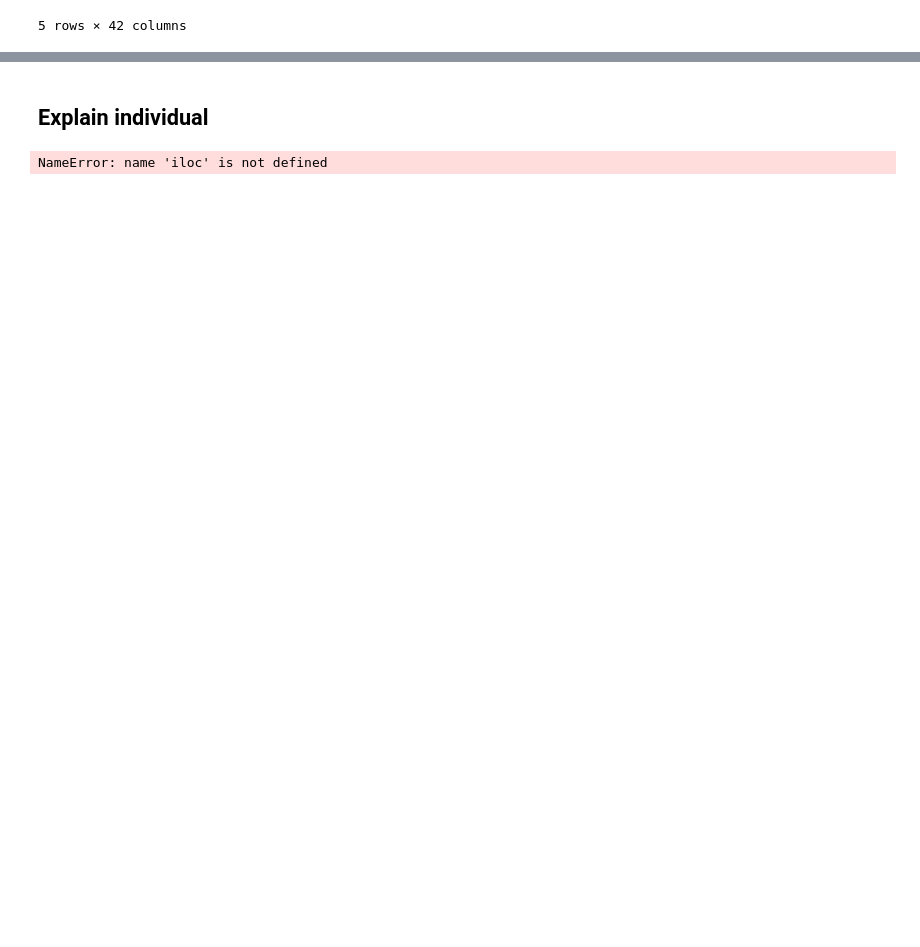
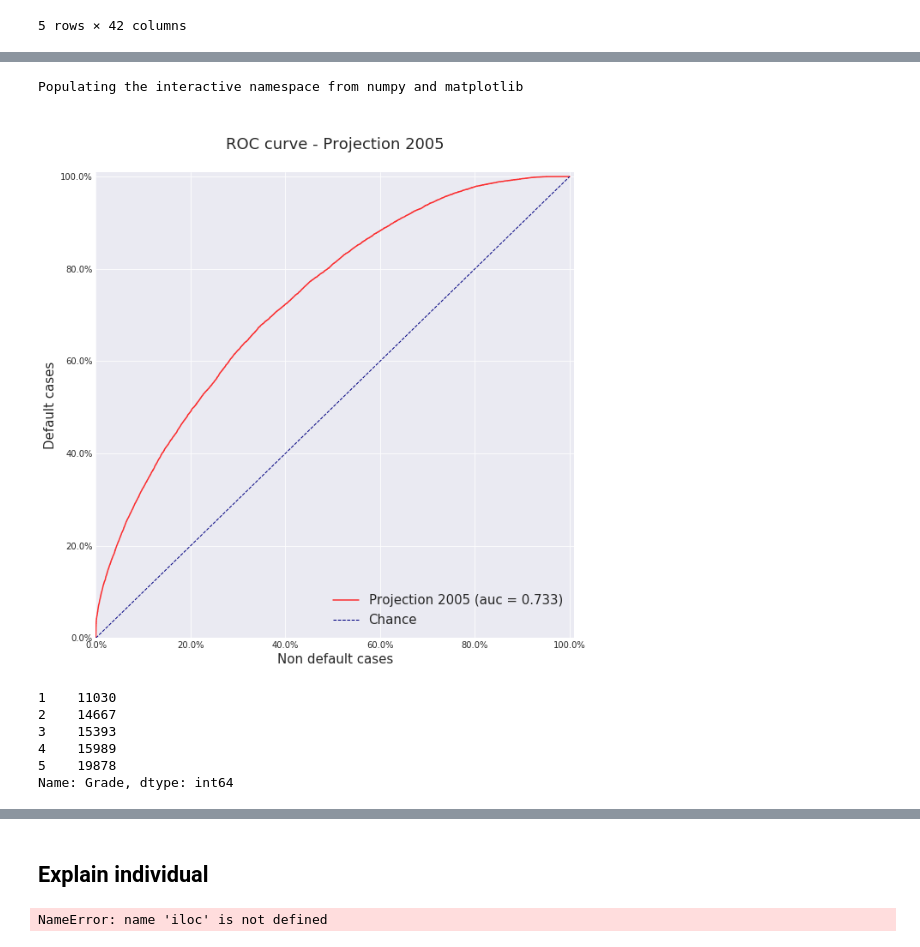
Before and after one commit to calvinccs/credit_risk_prediction, a Jupyter notebook: 03 - Experiment - machine learning - model tuning.ipynb, the cells around one changed output, grey strips where cells are left out. Cells and saved outputs as stored; diff of their text form; code cells hidden in the pictures; blank space fills up the shorter version.

```diff
--- a/03 - Experiment - machine learning - model tuning.ipynb
+++ b/03 - Experiment - machine learning - model tuning.ipynb
@@ -715,0 +393,18 @@ eli5.show_weights(bst_ex, vec = dict_categorical, importance_type="cover")
+# %%
+# Preprocessing test set
+proj_X = nat5.copy()
+# Preprocessing
+
+drop = ['LoanNr_ChkDgt', 'Name', 'ApprovalDate', 'ApprovalFY', 'ChgOffDate', 'DisbursementDate',
+        'DisbursementGross', 'BalanceGross', 'ChgOffPrinGr', 'GrAppv', 'SBA_Appv', 'SBA_ratio',
+        'default', 'FranchiseCode', 'Term', 'NAICS']
+
+categorical = ['City', 'State', 'Zip5d', 'Zip3d', 'Bank', 'BankState', 'RevLineCr',
+               'LowDoc', 'NAICS_group', 'suffix', 'fips', 'BusinessType',
+               'Expanding_ratio', 'Retaining_ratio'
+              ]
+
+proj_bas = pp.extract_test_features(proj_X,
+                                    drop,
+                                    categorical,
+                                    dict_categorical)
@@ -715,0 +416,13 @@ eli5.show_weights(bst_ex, vec = dict_categorical, importance_type="cover")
+# %%
+# Projection (2005 data)
+
+for col in features.columns:
+    if col not in proj_bas.columns:
+        print 'MISSING COLUMN: ',col
+
+proj_bas= proj_bas[features.columns]
+X_proj_matrix = proj_bas.values
+print X_train_matrix.shape, X_test_matrix.shape, X_proj_matrix.shape
+
+y_proj_pred_xgb = clf_xgb.predict_proba(X_proj_matrix)
+temp = pd.DataFrame(y_proj_pred_xgb)
@@ -715,0 +431,3 @@ eli5.show_weights(bst_ex, vec = dict_categorical, importance_type="cover")
+# %%
+result_table_proj = proj_X[['LoanNr_ChkDgt', 'Name', 'ApprovalFY', 'State', 'default', 'ChgOffPrinGr', 'GrAppv', 'SBA_Appv', 'SBA_ratio']]
+result_table_proj.loc[:, 'prob'] = y_proj_pred_xgb[:,1]
@@ -715,0 +443,7 @@ eli5.show_weights(bst_ex, vec = dict_categorical, importance_type="cover")
+# %%
+%pylab inline
+pylab.rcParams['figure.figsize'] = (10, 10)
+gg.plot_roc(result_table_proj.default, result_table_proj.prob, 'Projection 2005')
+# %% [output]
+Populating the interactive namespace from numpy and matplotlib
+[figure, added]
@@ -715,0 +453,9 @@ eli5.show_weights(bst_ex, vec = dict_categorical, importance_type="cover")
+# %%
+result_table_proj.Grade.value_counts().sort_index()
+# %% [output]
+1    11030
+2    14667
+3    15393
+4    15989
+5    19878
+Name: Grade, dtype: int64
```
Also changed, not shown: parts of 58 cells of this notebook, 9 other files.
